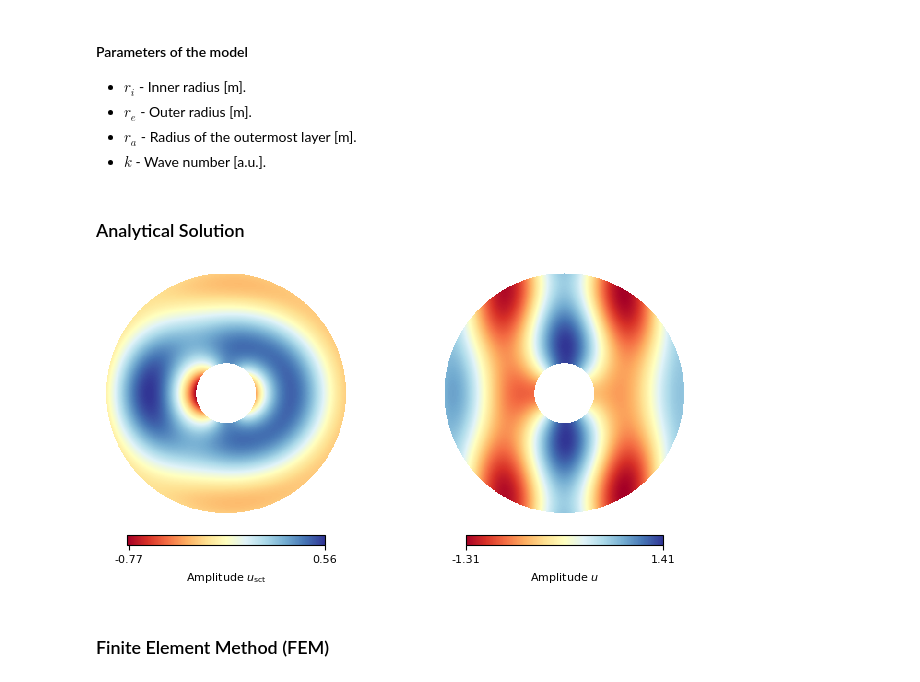
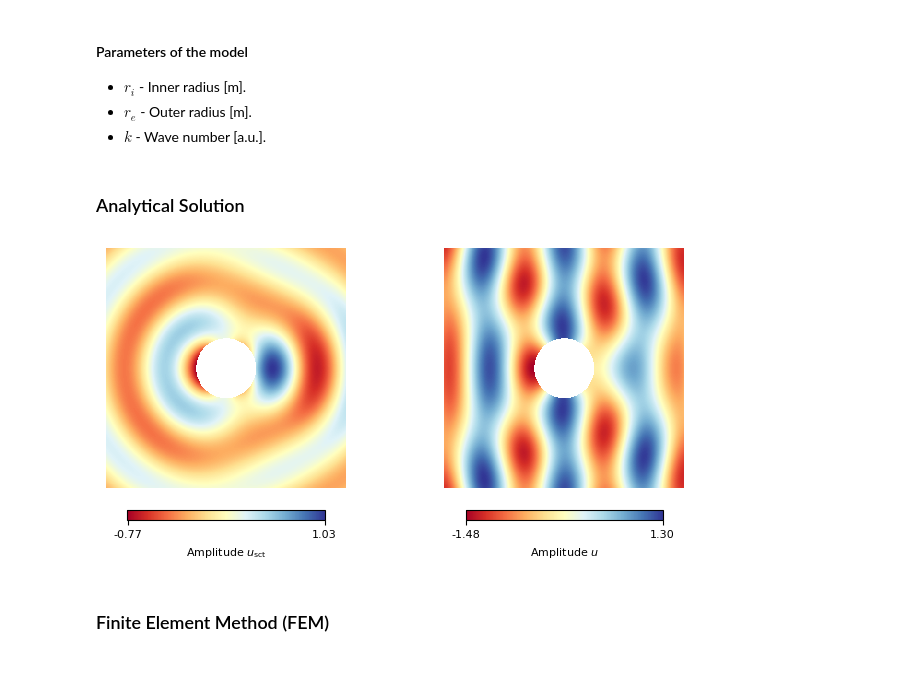
Before and after one commit to oscar-rincon/scattering-problem, a Jupyter notebook: main/analysis_scat_circ.ipynb, the cells around one changed output. Saved outputs shown, nothing was run; the diff lists cells and outputs as text; code cells hidden in the pictures.

```diff
--- a/main/analysis_scat_circ.ipynb
+++ b/main/analysis_scat_circ.ipynb
@@ -16,7 +21,6 @@ from scat_circ import calc_error
 
 - $ r_i$ - Inner radius [m].
 - $ r_e$ - Outer radius [m].
-- $ r_a$ - Radius of the outermost layer [m].
 - $ k$ -  Wave number [a.u.].
 # %%
 r_i = np.pi/4 # Inner radius
@@ -37,11 +35,18 @@ u_scn_amp_exact, u_amp_exact = u_exact_calc(R_exact, Theta_exact, r_i, k, nmax=N
-# %%
-# Mask the displacement
-u_amp_exact, u_scn_amp_exact = mask_displacement(R_exact, r_i, r_e, u_amp_exact, u_scn_amp_exact)
-
-# Plot the displacement amplitude
-plot_displacement_amplitude(X_exact, Y_exact, u_scn_amp_exact, u_amp_exact)
-# %% [output]
-[figure, removed]
+# %%
+# Calculate the radial distance from the origin for each point in the grid
+R_exact = np.sqrt(X**2 + Y**2)
+
+# Calculate the displacement for a sound-hard circular obstacle
+# n_terms: number of terms in the series expansion
+u_sc, u = sound_hard_circle_calc(k, r_i, X, Y, n_terms=None)
+
+# Mask the displacement
+u_sc, u = mask_displacement(R_exact, r_i, r_e, u_sc, u)
+
+# Plot the displacement amplitude
+plot_displacement_amplitude(X, Y, np.real(u_sc), np.real(u))
+# %% [output]
+[figure, added]
 # %% [markdown]
 ### Finite Element Method (FEM)
 # %% [markdown]
```
Also changed, not shown: parts of 16 cells of this notebook, 17 other files.
